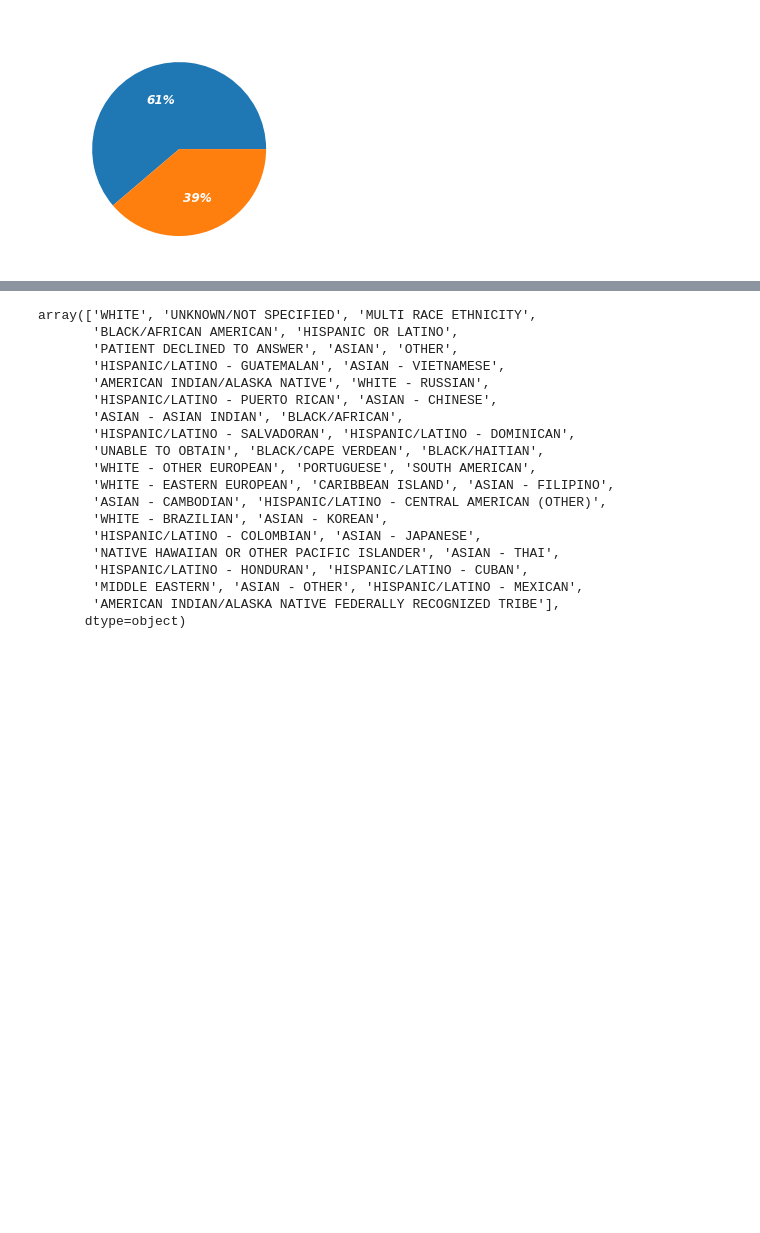
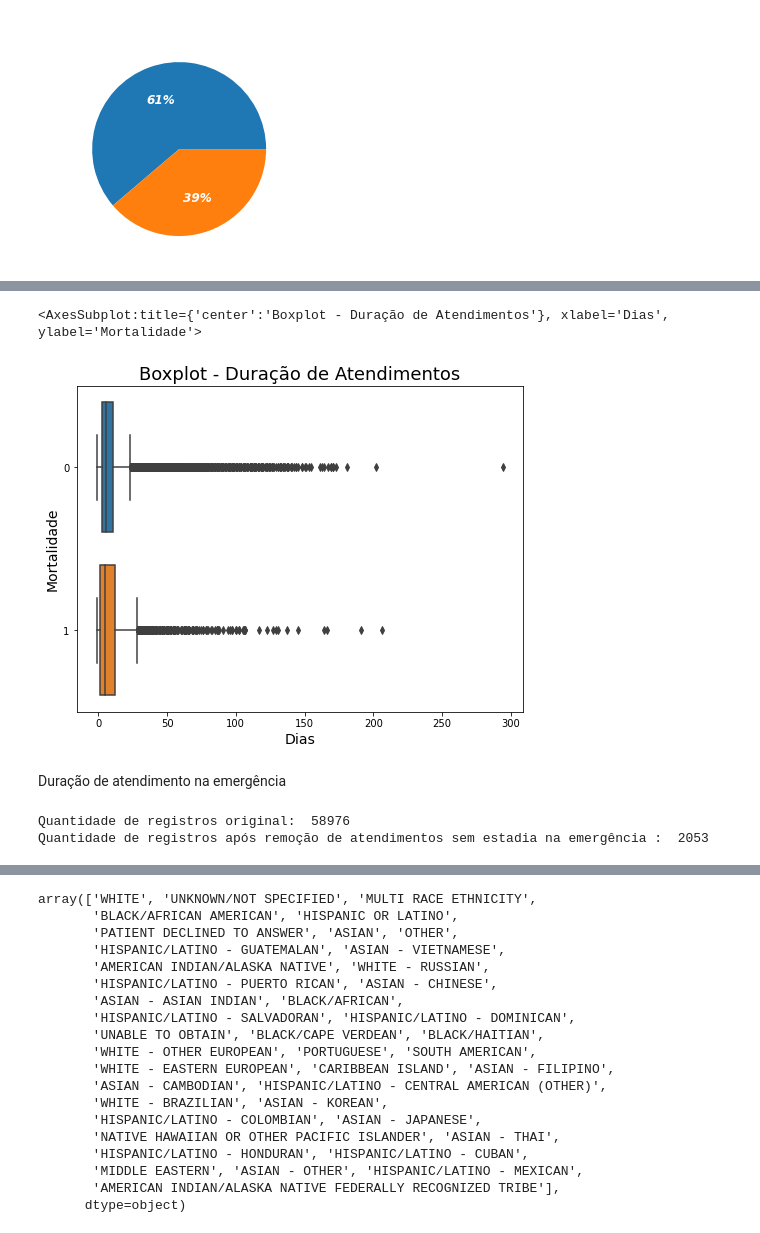
Before and after one commit to camila-cg/mimic-3, a Jupyter notebook: análise-exploratória.ipynb, the cells around one changed output, grey strips where cells are left out. Saved outputs shown, nothing was run; the diff lists cells and outputs as text; code cells hidden in the pictures; blank space fills up the shorter version.

```diff
--- a/análise-exploratória.ipynb
+++ b/análise-exploratória.ipynb
@@ -361,0 +373,20 @@ ValueError: Could not interpret input 'mortalidade'
+# %%
+ax = sns.boxplot(x = 'duration', y='HOSPITAL_EXPIRE_FLAG', data=admissions_df, orient='h')
+ax.figure.set_size_inches(8,6)
+ax.set_title('Boxplot - Duração de Atendimentos', fontsize=18)
+ax.set_xlabel('Dias', fontsize=14)
+ax.set_ylabel('Mortalidade', fontsize=14)
+ax
+# %% [output]
+<AxesSubplot:title={'center':'Boxplot - Duração de Atendimentos'}, xlabel='Dias', ylabel='Mortalidade'>
+[figure, added]
+# %% [markdown]
+Duração de atendimento na emergência
+# %%
+aux = admissions_df.copy()
+print("Quantidade de registros original: ", aux.shape[0])
+aux = aux.dropna()
+print("Quantidade de registros após remoção de atendimentos sem estadia na emergência : ", aux.shape[0])
+# %% [output]
+Quantidade de registros original:  58976
+Quantidade de registros após remoção de atendimentos sem estadia na emergência :  2053
```
Also changed, not shown: parts of 25 cells of this notebook.
